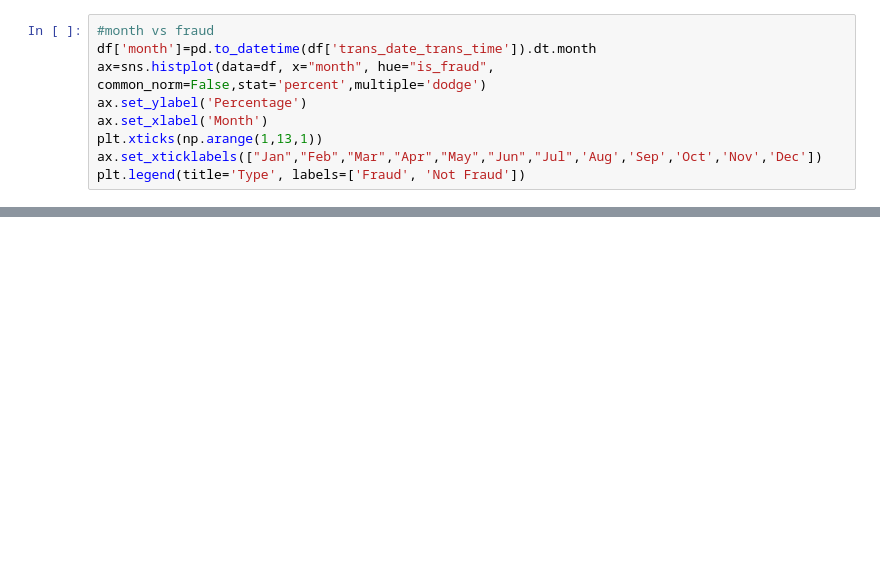
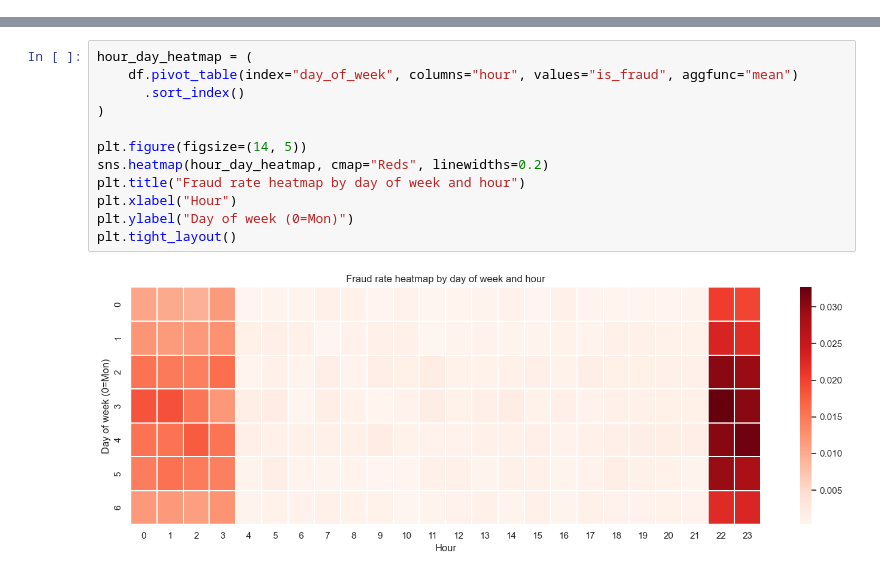
Before and after one commit to 23092003e/Streaming-Fraud-Detection, a Jupyter notebook: notebooks/DataClearning_and_EDA.ipynb, the cells around one changed output, grey strips where cells are left out. Cells and saved outputs as stored; diff of their text form; blank space fills up the shorter version.

```diff
--- a/notebooks/DataClearning_and_EDA.ipynb
+++ b/notebooks/DataClearning_and_EDA.ipynb
@@ -281,9 +0,0 @@ Normal transactions tend to happen more often on Monday and Sunday while fraudul
-# %%
-#month vs fraud
-df['month']=pd.to_datetime(df['trans_date_trans_time']).dt.month
-ax=sns.histplot(data=df, x="month", hue="is_fraud", common_norm=False,stat='percent',multiple='dodge')
-ax.set_ylabel('Percentage')
-ax.set_xlabel('Month')
-plt.xticks(np.arange(1,13,1))
-ax.set_xticklabels(["Jan","Feb","Mar","Apr","May","Jun","Jul",'Aug','Sep','Oct','Nov','Dec'])
-plt.legend(title='Type', labels=['Fraud', 'Not Fraud'])
@@ -294,0 +306,14 @@ Very interesting results! While normal payments peak around December (Christmas)
+# %%
+hour_day_heatmap = (
+    df.pivot_table(index="day_of_week", columns="hour", values="is_fraud", aggfunc="mean")
+      .sort_index()
+)
+
+plt.figure(figsize=(14, 5))
+sns.heatmap(hour_day_heatmap, cmap="Reds", linewidths=0.2)
+plt.title("Fraud rate heatmap by day of week and hour")
+plt.xlabel("Hour")
+plt.ylabel("Day of week (0=Mon)")
+plt.tight_layout()
+# %% [output]
+[figure, added]
```
Also changed, not shown: parts of 53 cells of this notebook, 2 other files.
